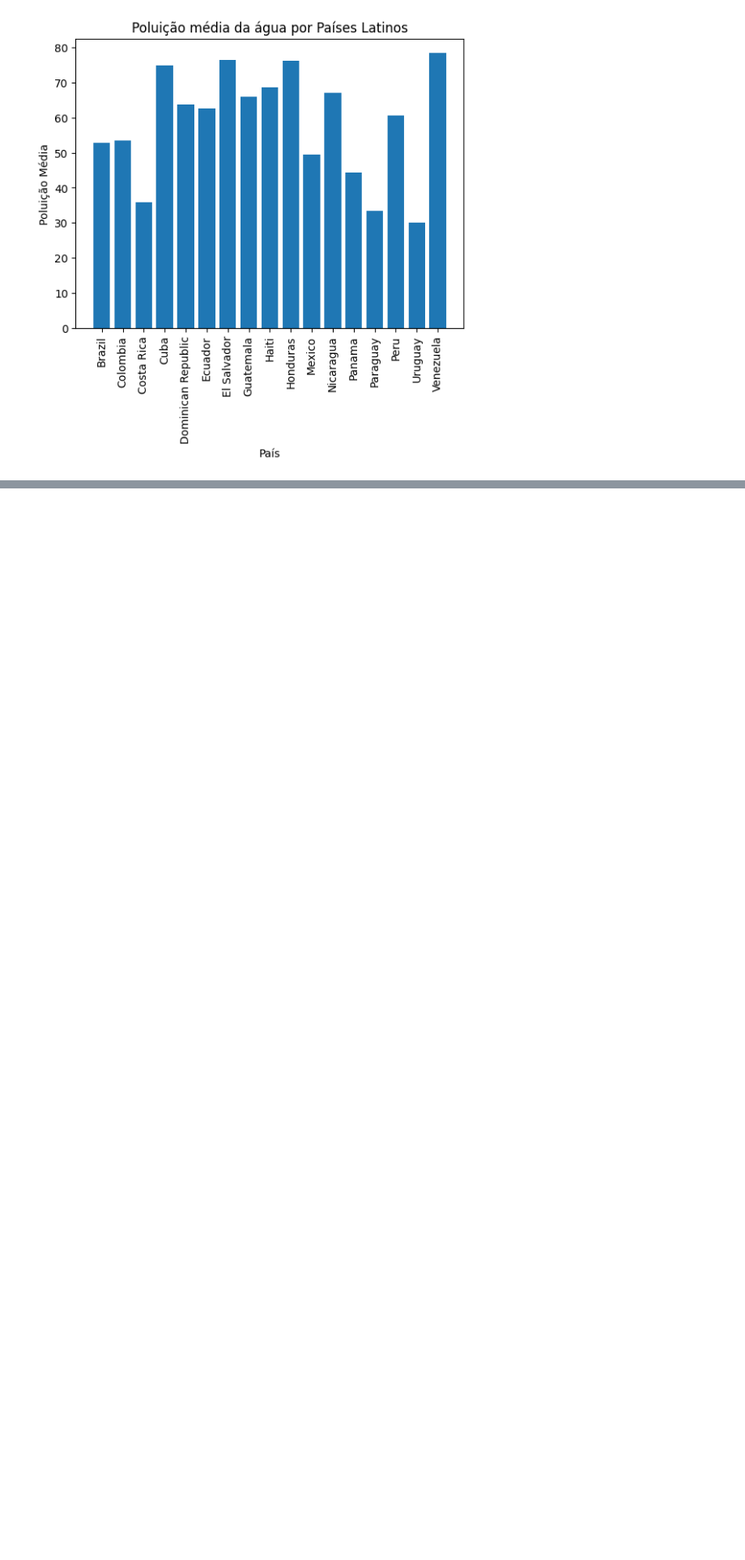
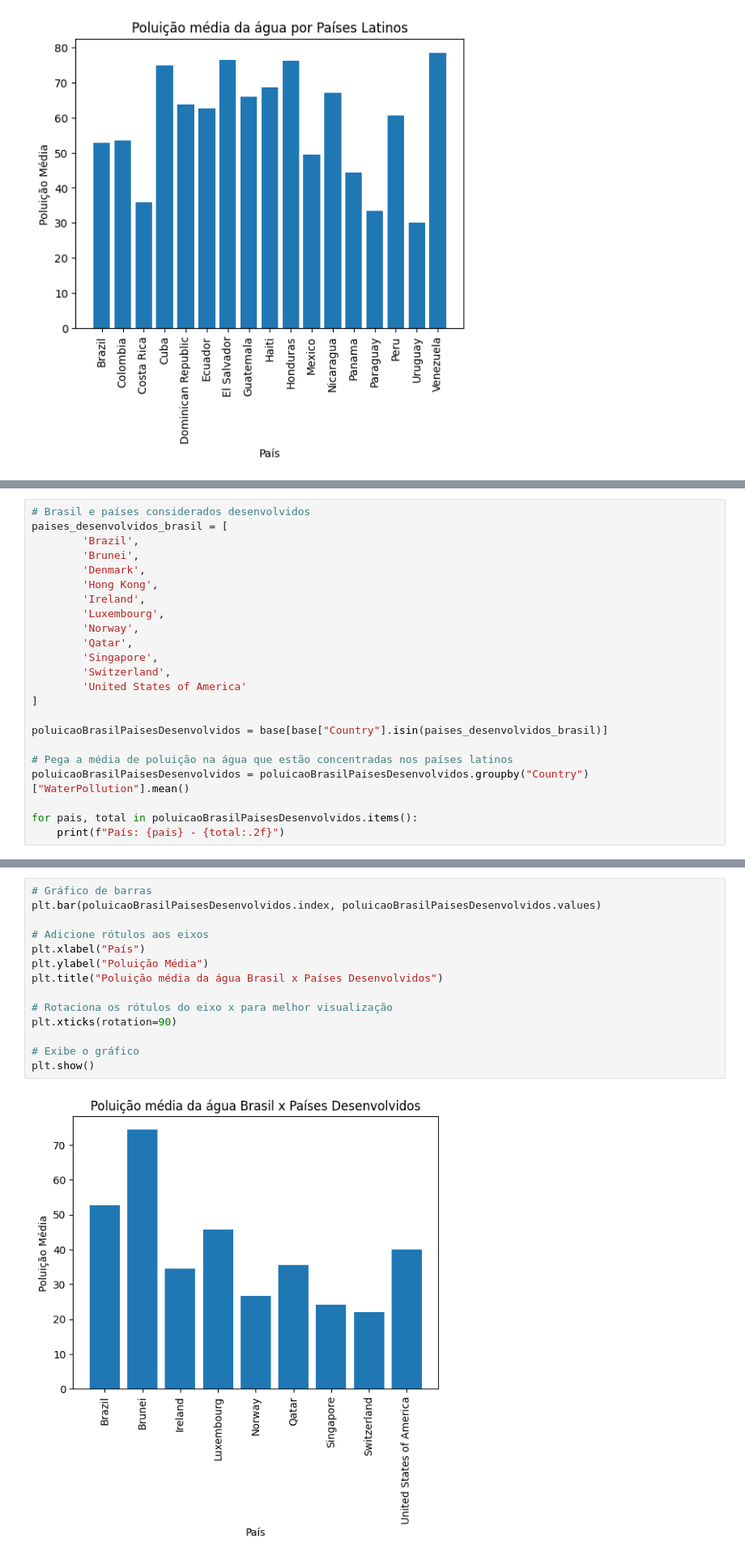
Before and after one commit to ChangeNameLaterGS/-GSDataScience, a Jupyter notebook: WaterPollution.ipynb, the cells around one changed output, grey strips where cells are left out. Shown: that part at 81% size. Drawn from its saved outputs; the diff is of its cells as text; blank space fills up the shorter version.

Commit message:
comparando Brasil e países desenvolvidos

```diff
--- a/WaterPollution.ipynb
+++ b/WaterPollution.ipynb
@@ -189,0 +188,23 @@ plt.show()
+# %%
+# Brasil e países considerados desenvolvidos
+paises_desenvolvidos_brasil = [
+        'Brazil',
+        'Brunei',
+        'Denmark',
+        'Hong Kong',
+        'Ireland',
+        'Luxembourg',
+        'Norway',
+        'Qatar',
+        'Singapore',
+        'Switzerland',
+        'United States of America'
+]
+
+poluicaoBrasilPaisesDesenvolvidos = base[base["Country"].isin(paises_desenvolvidos_brasil)]
+
+# Pega a média de poluição na água que estão concentradas nos países latinos
+poluicaoBrasilPaisesDesenvolvidos = poluicaoBrasilPaisesDesenvolvidos.groupby("Country")["WaterPollution"].mean()
+
+for pais, total in poluicaoBrasilPaisesDesenvolvidos.items():
+    print(f"País: {pais} - {total:.2f}")
@@ -190,3 +238,19 @@ plt.show()
+# %%
+# Gráfico de barras
+plt.bar(poluicaoBrasilPaisesDesenvolvidos.index, poluicaoBrasilPaisesDesenvolvidos.values)
+
+# Adicione rótulos aos eixos
+plt.xlabel("País")
+plt.ylabel("Poluição Média")
+plt.title("Poluição média da água Brasil x Países Desenvolvidos")
+
+# Rotaciona os rótulos do eixo x para melhor visualização
+plt.xticks(rotation=90)
+
+# Exibe o gráfico
+plt.show()
+# %% [output]
+[figure, added]
 # %%
 poluicao_brasil = base[(base["Country"] == "Brazil")]
 
```
Also changed, not shown: parts of 3 cells of this notebook.
